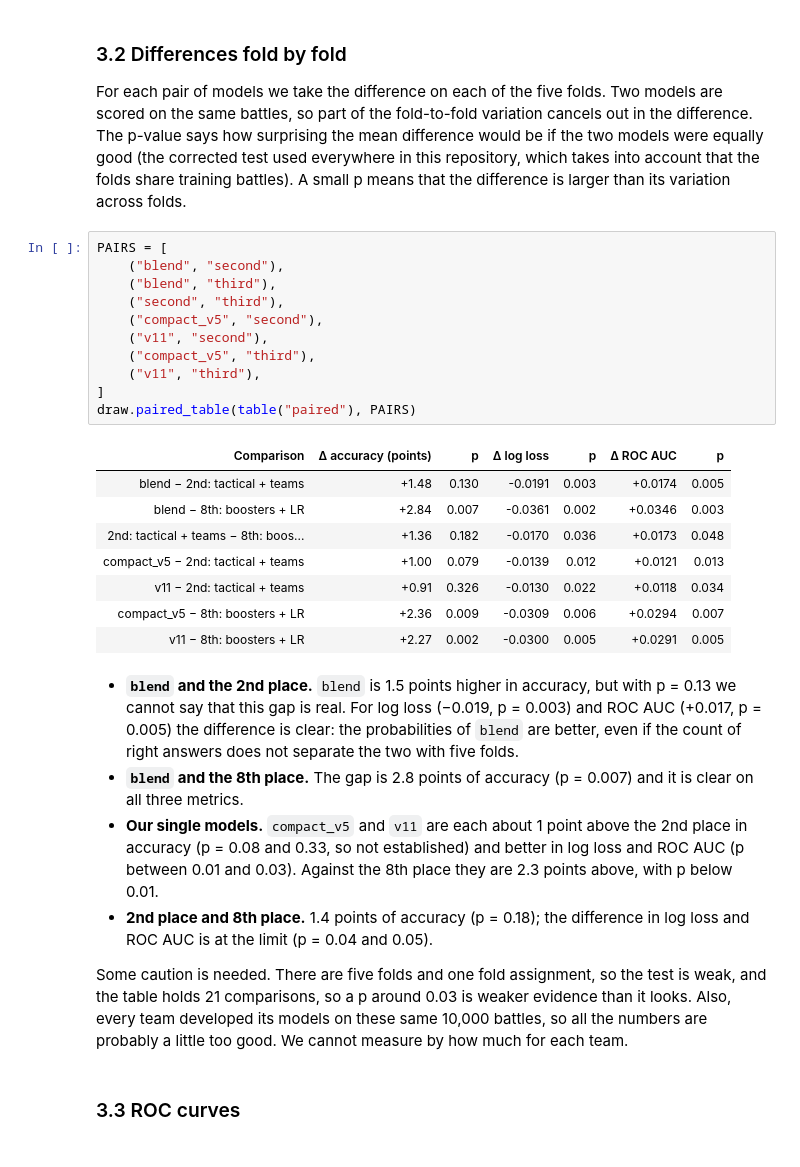
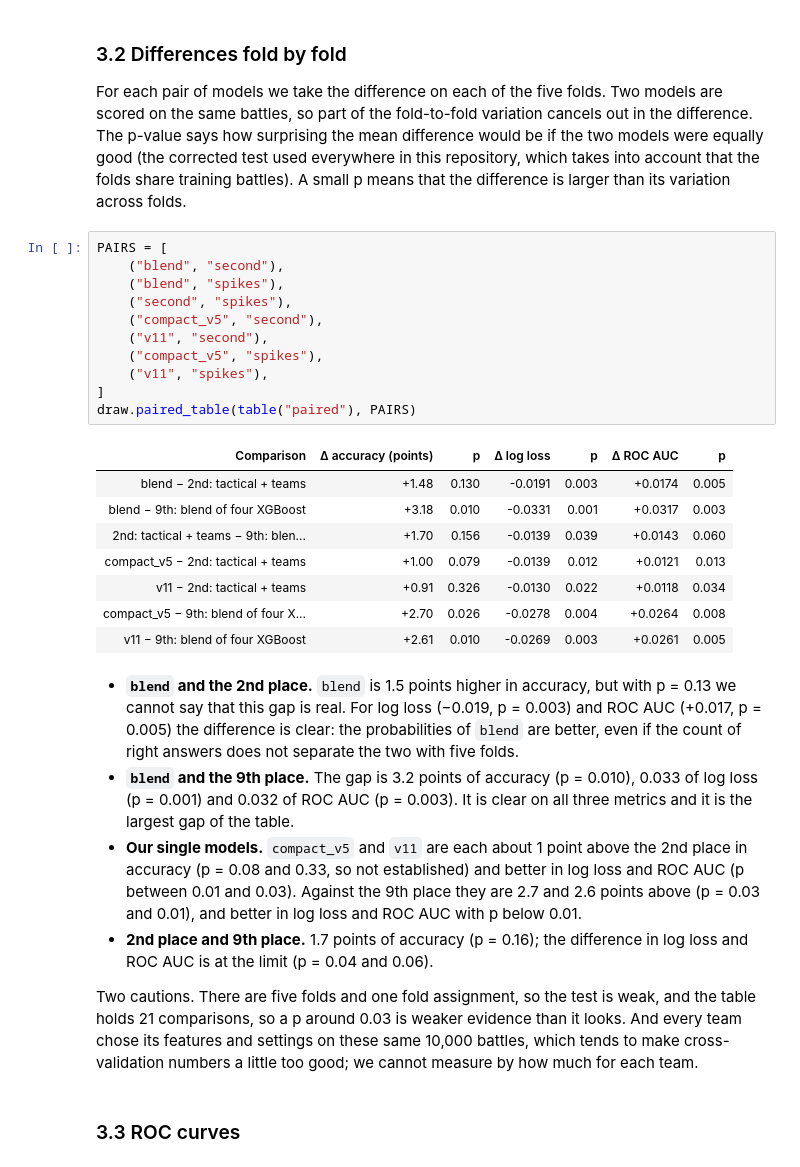
Before and after one commit to CiottoloMaggico/pokechallenge-fall-2026, a Jupyter notebook: docs/evaluation/comparison/comparison.ipynb, the cells around one changed output. Drawn from its saved outputs; the diff is of its cells as text.

Commit message:
docs(evaluation): compare with the 9th place (predictive spikes) instead of the 8th

```diff
--- a/docs/evaluation/comparison/comparison.ipynb
+++ b/docs/evaluation/comparison/comparison.ipynb
@@ -113,30 +130,30 @@ For each pair of models we take the difference on each of the five folds. Two mo
 # %%
 PAIRS = [
     ("blend", "second"),
-    ("blend", "third"),
-    ("second", "third"),
+    ("blend", "spikes"),
+    ("second", "spikes"),
     ("compact_v5", "second"),
     ("v11", "second"),
-    ("compact_v5", "third"),
-    ("v11", "third"),
+    ("compact_v5", "spikes"),
+    ("v11", "spikes"),
 ]
 draw.paired_table(table("paired"), PAIRS)
 # %% [output]
 | Comparison | Δ accuracy (points) | p | Δ log loss | p | Δ ROC AUC | p |
 | blend − 2nd: tactical + teams | +1.48 | 0.130 | -0.0191 | 0.003 | +0.0174 | 0.005 |
-| blend − 8th: boosters + LR | +2.84 | 0.007 | -0.0361 | 0.002 | +0.0346 | 0.003 |
-| 2nd: tactical + teams − 8th: boos... | +1.36 | 0.182 | -0.0170 | 0.036 | +0.0173 | 0.048 |
+| blend − 9th: blend of four XGBoost | +3.18 | 0.010 | -0.0331 | 0.001 | +0.0317 | 0.003 |
+| 2nd: tactical + teams − 9th: blen... | +1.70 | 0.156 | -0.0139 | 0.039 | +0.0143 | 0.060 |
 | compact_v5 − 2nd: tactical + teams | +1.00 | 0.079 | -0.0139 | 0.012 | +0.0121 | 0.013 |
 | v11 − 2nd: tactical + teams | +0.91 | 0.326 | -0.0130 | 0.022 | +0.0118 | 0.034 |
-| compact_v5 − 8th: boosters + LR | +2.36 | 0.009 | -0.0309 | 0.006 | +0.0294 | 0.007 |
-| v11 − 8th: boosters + LR | +2.27 | 0.002 | -0.0300 | 0.005 | +0.0291 | 0.005 |
+| compact_v5 − 9th: blend of four X... | +2.70 | 0.026 | -0.0278 | 0.004 | +0.0264 | 0.008 |
+| v11 − 9th: blend of four XGBoost | +2.61 | 0.010 | -0.0269 | 0.003 | +0.0261 | 0.005 |
 # %% [markdown]
 - **`blend` and the 2nd place.** `blend` is 1.5 points higher in accuracy, but with p = 0.13 we cannot say that this gap is real. For log loss (−0.019, p = 0.003) and ROC AUC (+0.017, p = 0.005) the difference is clear: the probabilities of `blend` are better, even if the count of right answers does not separate the two with five folds.
-- **`blend` and the 8th place.** The gap is 2.8 points of accuracy (p = 0.007) and it is clear on all three metrics.
-- **Our single models.** `compact_v5` and `v11` are each about 1 point above the 2nd place in accuracy (p = 0.08 and 0.33, so not established) and better in log loss and ROC AUC (p between 0.01 and 0.03). Against the 8th place they are 2.3 points above, with p below 0.01.
-- **2nd place and 8th place.** 1.4 points of accuracy (p = 0.18); the difference in log loss and ROC AUC is at the limit (p = 0.04 and 0.05).
+- **`blend` and the 9th place.** The gap is 3.2 points of accuracy (p = 0.010), 0.033 of log loss (p = 0.001) and 0.032 of ROC AUC (p = 0.003). It is clear on all three metrics and it is the largest gap of the table.
+- **Our single models.** `compact_v5` and `v11` are each about 1 point above the 2nd place in accuracy (p = 0.08 and 0.33, so not established) and better in log loss and ROC AUC (p between 0.01 and 0.03). Against the 9th place they are 2.7 and 2.6 points above (p = 0.03 and 0.01), and better in log loss and ROC AUC with p below 0.01.
+- **2nd place and 9th place.** 1.7 points of accuracy (p = 0.16); the difference in log loss and ROC AUC is at the limit (p = 0.04 and 0.06).
 
-Some caution is needed. There are five folds and one fold assignment, so the test is weak, and the table holds 21 comparisons, so a p around 0.03 is weaker evidence than it looks. Also, every team developed its models on these same 10,000 battles, so all the numbers are probably a little too good. We cannot measure by how much for each team.
+Two cautions. There are five folds and one fold assignment, so the test is weak, and the table holds 21 comparisons, so a p around 0.03 is weaker evidence than it looks. And every team chose its features and settings on these same 10,000 battles, which tends to make cross-validation numbers a little too good; we cannot measure by how much for each team.
 # %% [markdown]
 ### 3.3 ROC curves
 # %%
```
Also changed, not shown: parts of 28 cells of this notebook, 24 other files.
